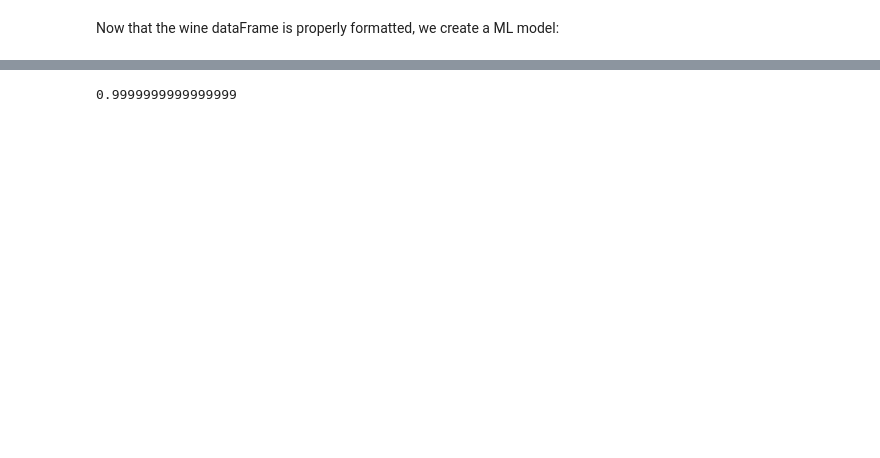
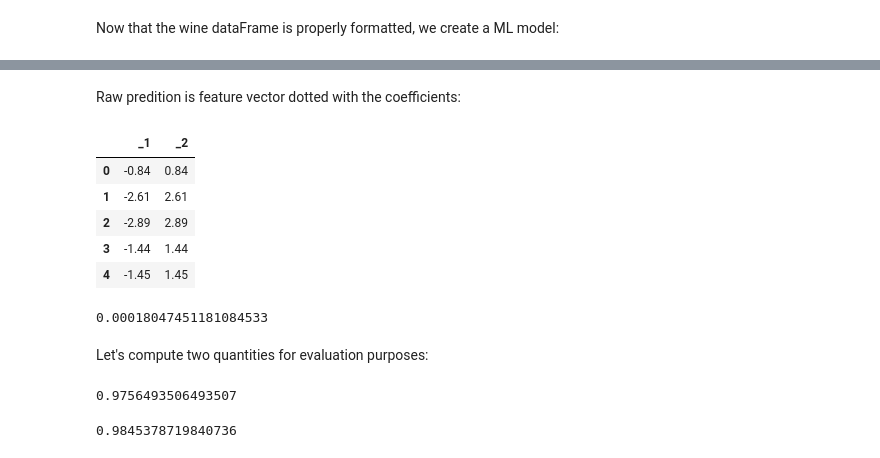
Before and after one commit to jhalverson/data_science, a Jupyter notebook: spark/mllib/spark2_wine_classification.ipynb, the cells around one changed output, grey strips where cells are left out. Drawn from its saved outputs; the diff is of its cells as text; code cells hidden in the pictures; blank space fills up the shorter version.

```diff
--- a/spark/mllib/spark2_wine_classification.ipynb
+++ b/spark/mllib/spark2_wine_classification.ipynb
@@ -266,6 +318,26 @@ only showing top 20 rows
+# %% [markdown]
+Raw predition is feature vector dotted with the coefficients:
+# %%
+prediction.select('rawPrediction').rdd.map(lambda row: row.rawPrediction.values.tolist()).toDF().toPandas().applymap(lambda x: round(x, 2))[:5]
+# %% [output]
+|  | _1 | _2 |
+| 0 | -0.84 | 0.84 |
+| 1 | -2.61 | 2.61 |
+| 2 | -2.89 | 2.89 |
+| 3 | -1.44 | 1.44 |
+| 4 | -1.45 | 1.45 |
+# %%
+2.7182**-8.62 / (1+2.7182**-8.62)
+# %% [output]
+0.00018047451181084533
+# %% [markdown]
+Let's compute two quantities for evaluation purposes:
 # %%
-evaluator = BinaryClassificationEvaluator(rawPredictionCol="rawPrediction")
-evaluator.evaluate(prediction)
-evaluator.evaluate(prediction, {evaluator.metricName: "areaUnderPR"})
+evaluator = BinaryClassificationEvaluator(rawPredictionCol="rawPrediction", labelCol="label")
+evaluator.evaluate(prediction, {evaluator.metricName: "areaUnderROC"})
 # %% [output]
-0.9999999999999999
+0.9756493506493507
+# %%
+evaluator.evaluate(prediction, {evaluator.metricName: "areaUnderPR"})
+# %% [output]
+0.9845378719840736
```
Also changed, not shown: parts of 33 cells of this notebook.
